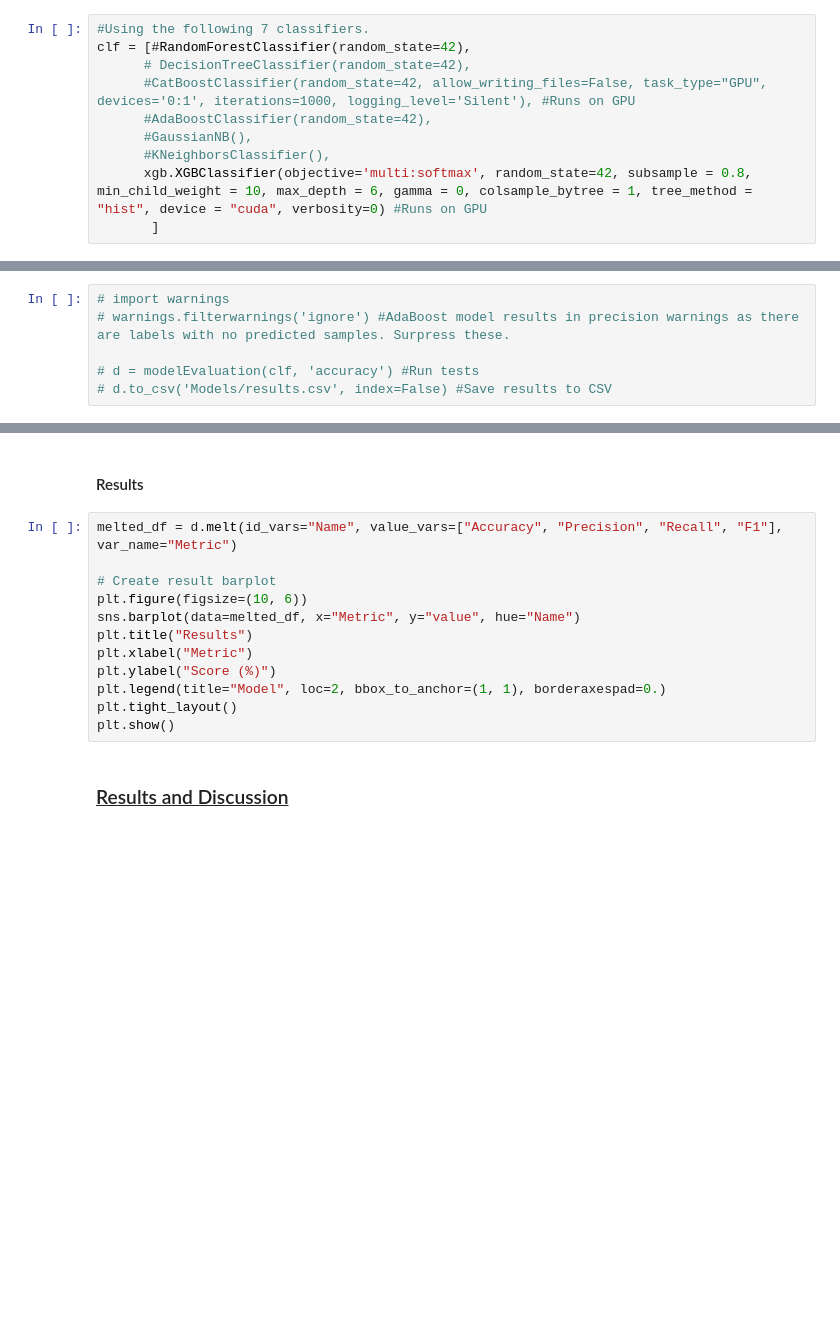
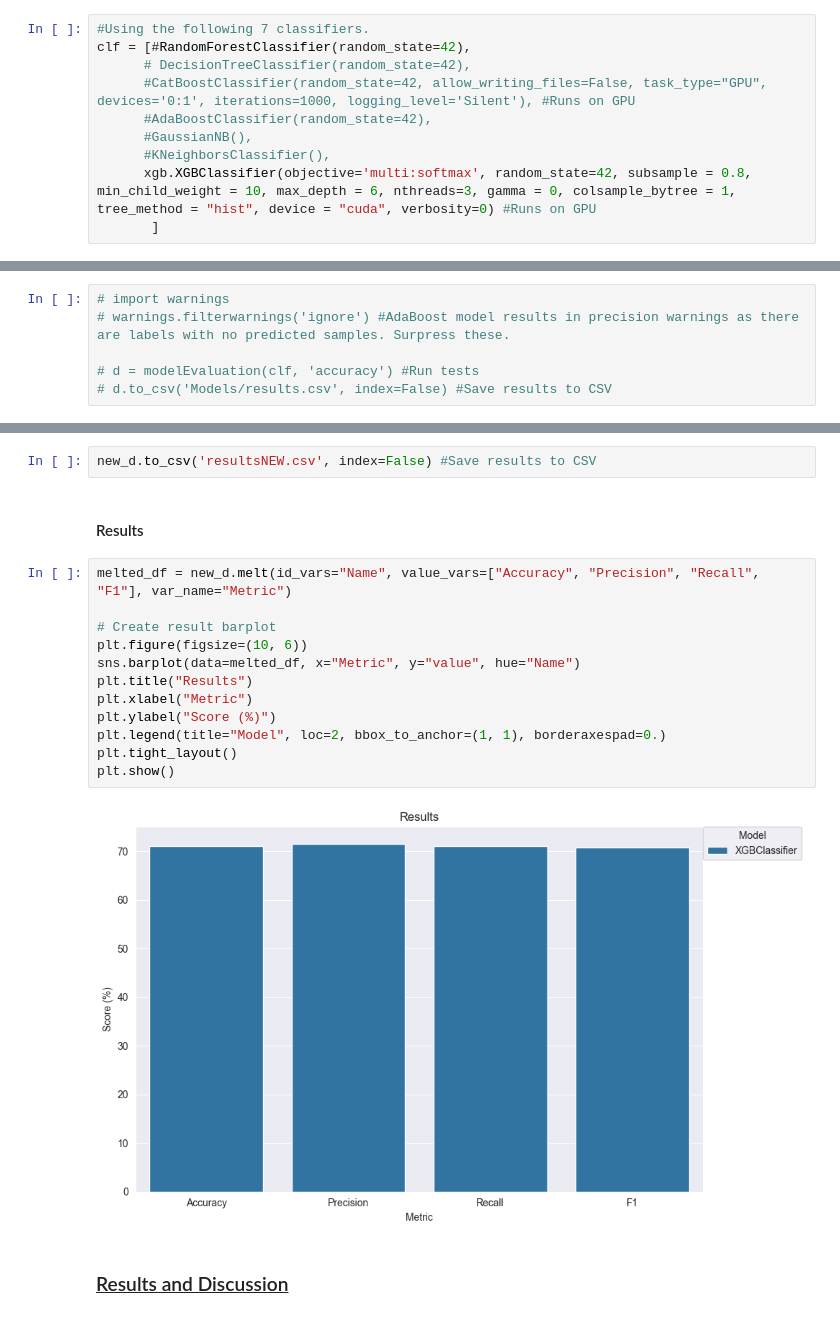
Before and after one commit to BlocknBoom123/CrimePy, a Jupyter notebook: Chicago/ChicagoCrime.ipynb, the cells around one changed output, grey strips where cells are left out. Drawn from its saved outputs; the diff is of its cells as text; blank space fills up the shorter version.

```diff
--- a/Chicago/ChicagoCrime.ipynb
+++ b/Chicago/ChicagoCrime.ipynb
@@ -544,7 +544,7 @@ clf = [#RandomForestClassifier(random_state=42),
       #AdaBoostClassifier(random_state=42),
       #GaussianNB(),
       #KNeighborsClassifier(),
-      xgb.XGBClassifier(objective='multi:softmax', random_state=42, subsample = 0.8, min_child_weight = 10, max_depth = 6, gamma = 0, colsample_bytree = 1, tree_method = "hist", device = "cuda", verbosity=0) #Runs on GPU
+      xgb.XGBClassifier(objective='multi:softmax', random_state=42, subsample = 0.8, min_child_weight = 10, max_depth = 6, nthreads=3, gamma = 0, colsample_bytree = 1, tree_method = "hist", device = "cuda", verbosity=0) #Runs on GPU
        ]
 # %% [markdown]
 #### Putting it all together
@@ -562,17 +564,21 @@ Error:
+# %%
+new_d.to_csv('resultsNEW.csv', index=False) #Save results to CSV
 # %% [markdown]
 #### Results
 # %%
-melted_df = d.melt(id_vars="Name", value_vars=["Accuracy", "Precision", "Recall", "F1"], var_name="Metric")
+melted_df = new_d.melt(id_vars="Name", value_vars=["Accuracy", "Precision", "Recall", "F1"], var_name="Metric")
 
 # Create result barplot
 plt.figure(figsize=(10, 6))
 sns.barplot(data=melted_df, x="Metric", y="value", hue="Name")
 plt.title("Results")
 plt.xlabel("Metric")
 plt.ylabel("Score (%)")
 plt.legend(title="Model", loc=2, bbox_to_anchor=(1, 1), borderaxespad=0.)
 plt.tight_layout()
 plt.show()
+# %% [output]
+[figure, added]
 # %% [markdown]
 ### <u>Results and Discussion</u>
 # %% [markdown]
```
Also changed, not shown: parts of 1 cell of this notebook, 2 other files.
